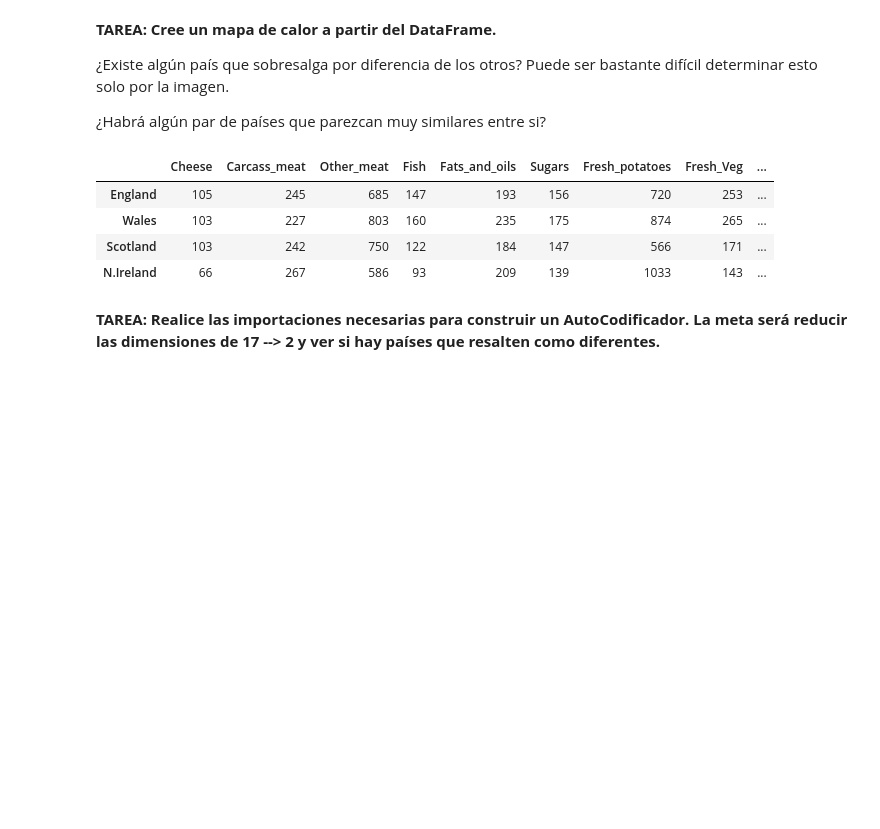
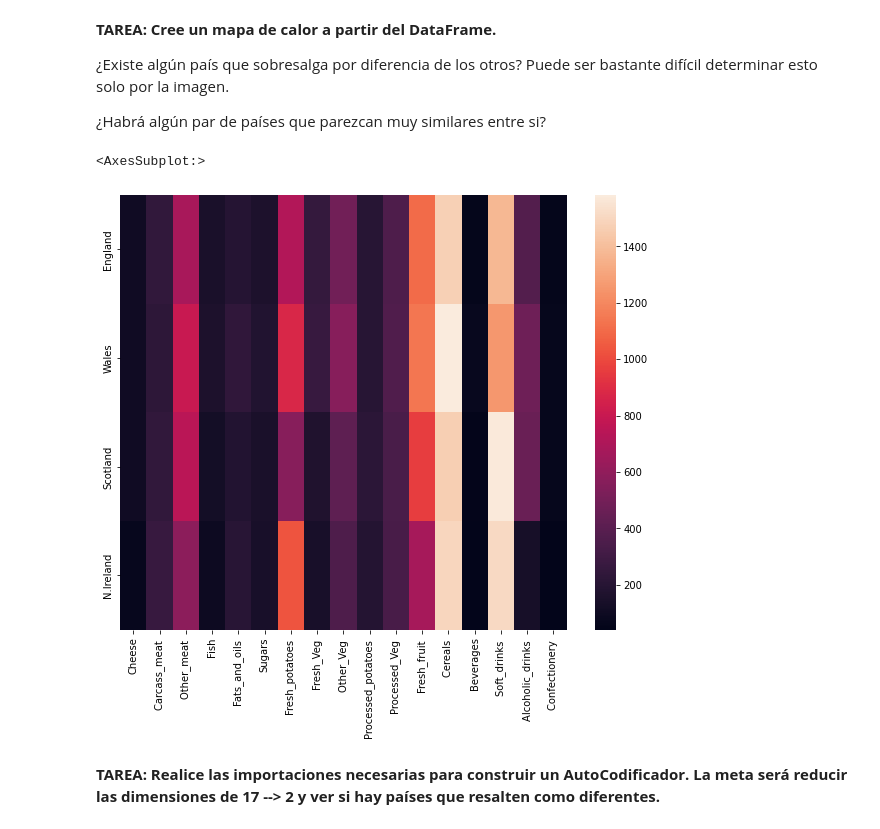
Before and after one commit to oscarparedez/lab6datascience, a Jupyter notebook: Lab_Autocodificadores-1.ipynb, the cells around one changed output. Cells and saved outputs as stored; diff of their text form; code cells hidden in the pictures; blank space fills up the shorter version.

Commit message:
added last graph

```diff
--- a/Lab_Autocodificadores-1.ipynb
+++ b/Lab_Autocodificadores-1.ipynb
@@ -73,14 +73,12 @@ df
 ¿Existe algún país que sobresalga por diferencia de los otros?  Puede ser bastante difícil determinar esto solo por la imagen.
 
 ¿Habrá algún par de países que parezcan muy similares entre si?
-# %%
-df.style.background_gradient(cmap ='viridis')
-# %% [output]
-|  | Cheese | Carcass_meat | Other_meat | Fish | Fats_and_oils | Sugars | Fresh_potatoes | Fresh_Veg | ... |
-| England | 105 | 245 | 685 | 147 | 193 | 156 | 720 | 253 | ... |
-| Wales | 103 | 227 | 803 | 160 | 235 | 175 | 874 | 265 | ... |
-| Scotland | 103 | 242 | 750 | 122 | 184 | 147 | 566 | 171 | ... |
-| N.Ireland | 66 | 267 | 586 | 93 | 209 | 139 | 1033 | 143 | ... |
+# %%
+plt.figure(figsize=(10,8))
+sns.heatmap(df)
+# %% [output]
+<AxesSubplot:>
+[figure, added]
 # %% [markdown]
 **TAREA:  Realice las importaciones necesarias para construir un AutoCodificador.  La meta será reducir las dimensiones de 17 --> 2 y ver si hay países que resalten como diferentes.**
 # %%
```
Also changed, not shown: parts of 11 cells of this notebook.
